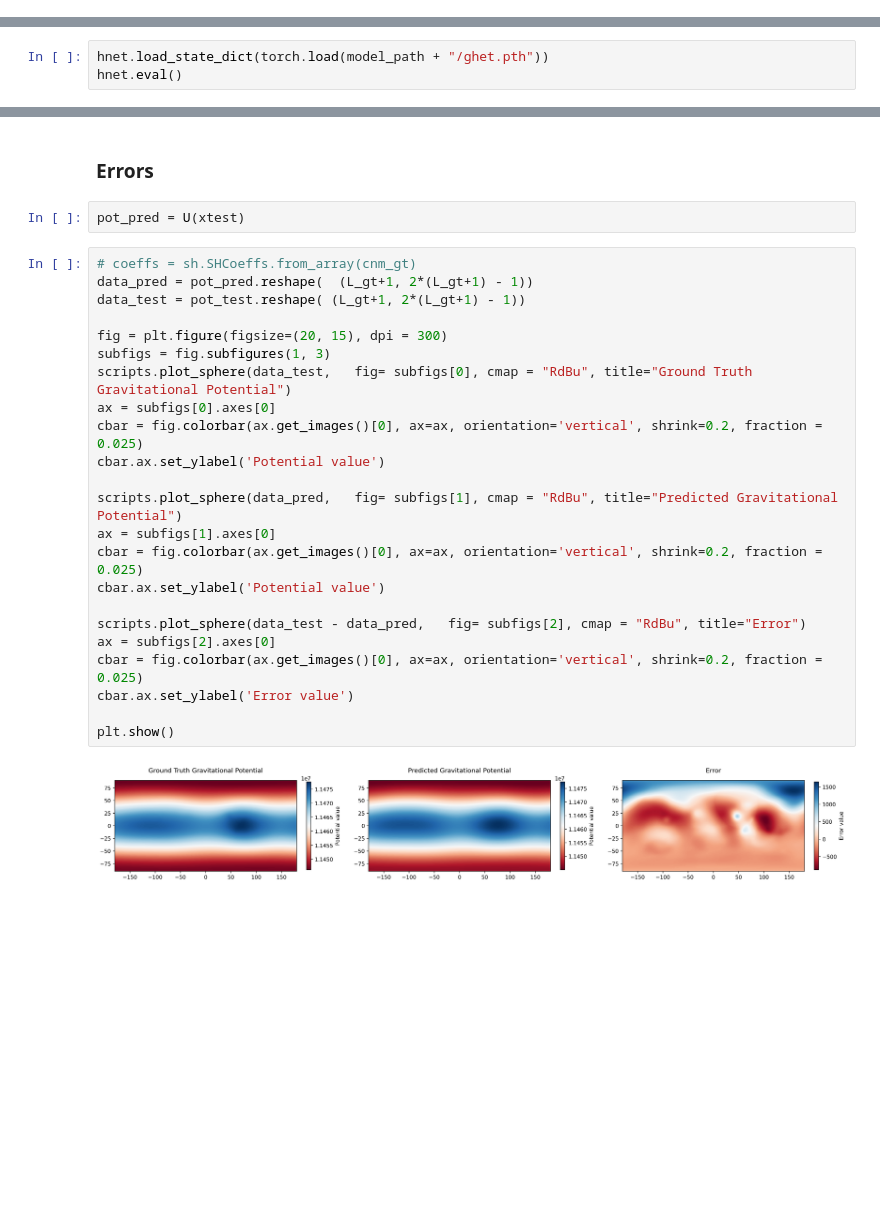
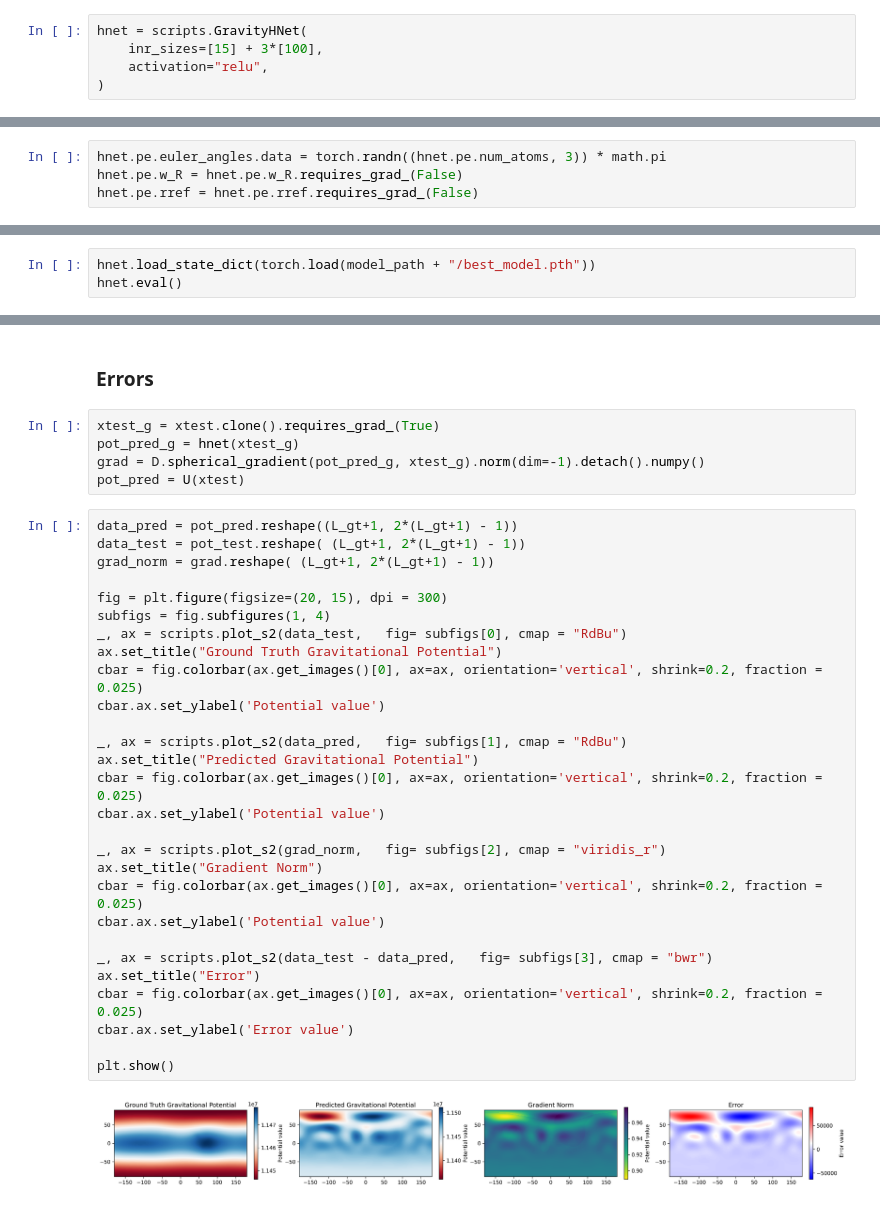
Before and after one commit to TheoHanon/GravityHerglotzNet, a Jupyter notebook: Case3_MEX_eccentric_orbit_HNET.ipynb, the cells around one changed output, grey strips where cells are left out. Drawn from its saved outputs; the diff is of its cells as text; blank space fills up the shorter version.

Commit message:
Update ghet.pth, add new plotting utilities, and modify notebook metadata

```diff
--- a/Case3_MEX_eccentric_orbit_HNET.ipynb
+++ b/Case3_MEX_eccentric_orbit_HNET.ipynb
@@ -284,0 +225,5 @@ def loss_fn(target, output, input):#, yreg, xreg, unit_vec):
+# %%
+hnet = scripts.GravityHNet(
+    inr_sizes=[15] + 3*[100],
+    activation="relu",
+)
@@ -284,0 +232,4 @@ def loss_fn(target, output, input):#, yreg, xreg, unit_vec):
+# %%
+hnet.pe.euler_angles.data = torch.randn((hnet.pe.num_atoms, 3)) * math.pi
+hnet.pe.w_R = hnet.pe.w_R.requires_grad_(False)
+hnet.pe.rref = hnet.pe.rref.requires_grad_(False)
@@ -324,4 +302,4 @@ torch.save(hnet.state_dict(), model_path + "/ghet.pth")
 # %%
-hnet.load_state_dict(torch.load(model_path + "/ghet.pth"))
+hnet.load_state_dict(torch.load(model_path + "/best_model.pth"))
 hnet.eval()
 # %% [output]
@@ -341,32 +316,40 @@ def U(x):
 # %% [markdown]
 ### Errors
 # %%
+xtest_g = xtest.clone().requires_grad_(True)
+pot_pred_g = hnet(xtest_g)
+grad = D.spherical_gradient(pot_pred_g, xtest_g).norm(dim=-1).detach().numpy()
 pot_pred = U(xtest)
 # %%
-# coeffs = sh.SHCoeffs.from_array(cnm_gt)
-data_pred = pot_pred.reshape(  (L_gt+1, 2*(L_gt+1) - 1))
+data_pred = pot_pred.reshape((L_gt+1, 2*(L_gt+1) - 1))
 data_test = pot_test.reshape( (L_gt+1, 2*(L_gt+1) - 1))
+grad_norm = grad.reshape( (L_gt+1, 2*(L_gt+1) - 1))
 
 fig = plt.figure(figsize=(20, 15), dpi = 300)
-subfigs = fig.subfigures(1, 3)
-scripts.plot_sphere(data_test,   fig= subfigs[0], cmap = "RdBu", title="Ground Truth Gravitational Potential")
-ax = subfigs[0].axes[0]
+subfigs = fig.subfigures(1, 4)
+_, ax = scripts.plot_s2(data_test,   fig= subfigs[0], cmap = "RdBu")
+ax.set_title("Ground Truth Gravitational Potential")
 cbar = fig.colorbar(ax.get_images()[0], ax=ax, orientation='vertical', shrink=0.2, fraction = 0.025)
 cbar.ax.set_ylabel('Potential value')
 
-scripts.plot_sphere(data_pred,   fig= subfigs[1], cmap = "RdBu", title="Predicted Gravitational Potential")
-ax = subfigs[1].axes[0]
+_, ax = scripts.plot_s2(data_pred,   fig= subfigs[1], cmap = "RdBu")
+ax.set_title("Predicted Gravitational Potential")
 cbar = fig.colorbar(ax.get_images()[0], ax=ax, orientation='vertical', shrink=0.2, fraction = 0.025)
 cbar.ax.set_ylabel('Potential value')
 
-scripts.plot_sphere(data_test - data_pred,   fig= subfigs[2], cmap = "RdBu", title="Error")
-ax = subfigs[2].axes[0]
+_, ax = scripts.plot_s2(grad_norm,   fig= subfigs[2], cmap = "viridis_r")
+ax.set_title("Gradient Norm")
+cbar = fig.colorbar(ax.get_images()[0], ax=ax, orientation='vertical', shrink=0.2, fraction = 0.025)
+cbar.ax.set_ylabel('Potential value')
+
+_, ax = scripts.plot_s2(data_test - data_pred,   fig= subfigs[3], cmap = "bwr")
+ax.set_title("Error")
 cbar = fig.colorbar(ax.get_images()[0], ax=ax, orientation='vertical', shrink=0.2, fraction = 0.025)
 cbar.ax.set_ylabel('Error value')
 
 plt.show()
 # %% [output]
-[figure, old version]
+[figure, new version]
 # %%
 errors = (pot_test - pot_pred)
 rel_errors = errors / pot_test
```
Also changed, not shown: parts of 23 cells of this notebook, 30 other files.
